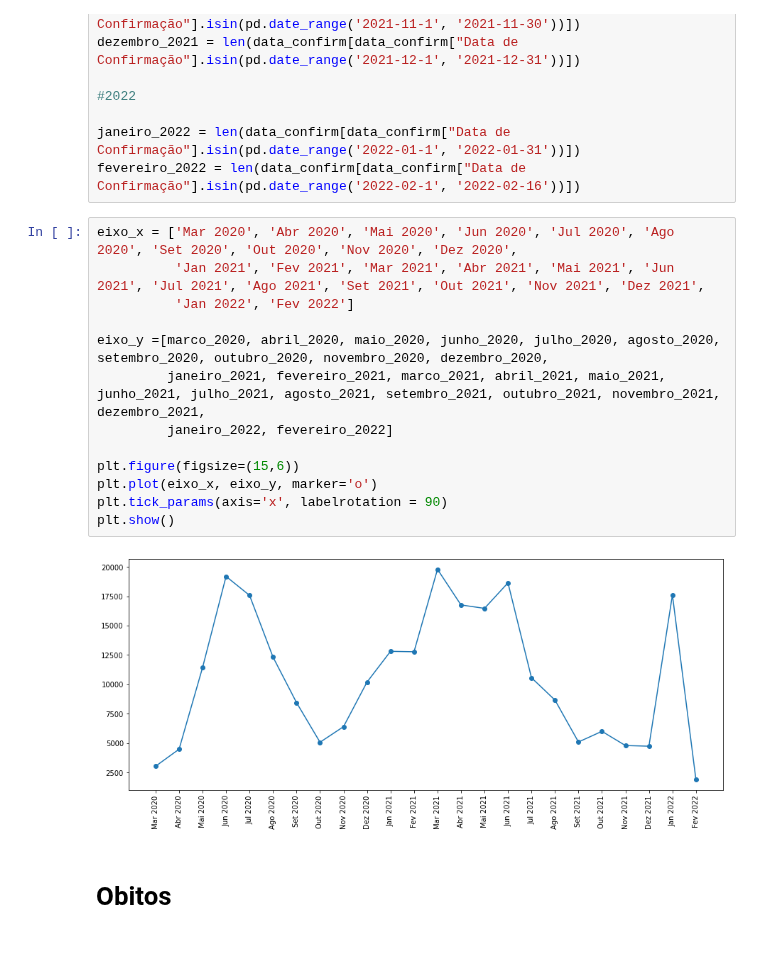
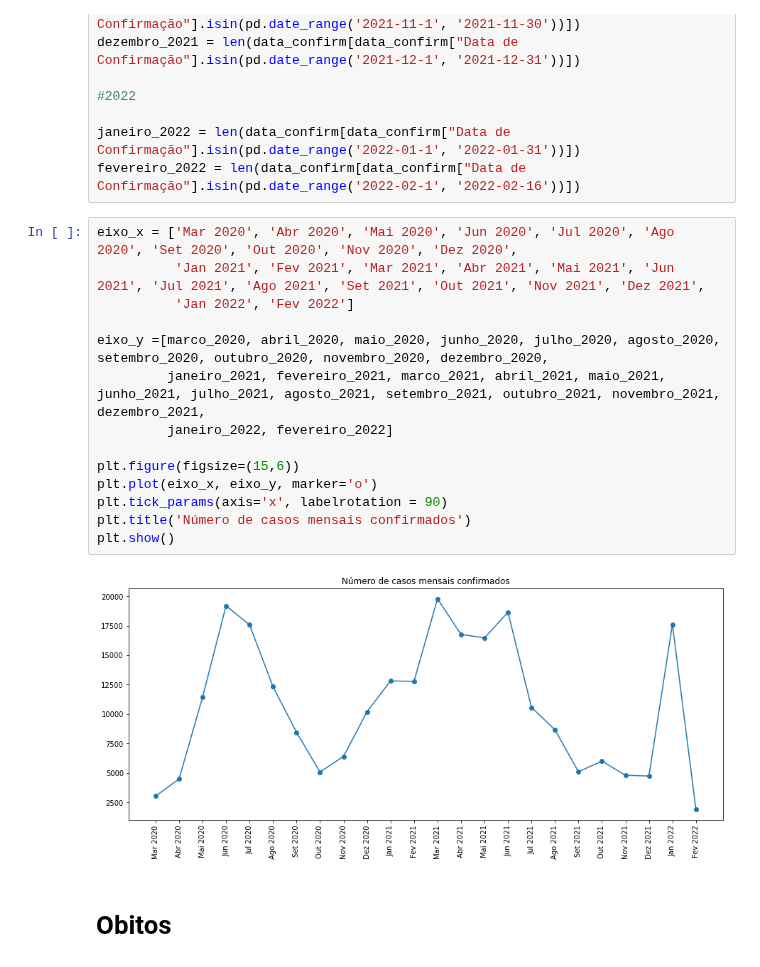
Before and after one commit to Jose-Bruno/Visualiza-oComputacional, a Jupyter notebook: José_Bruno_da_Silva_Santos_Visualização_Computacional.ipynb, the cells around one changed output. Cells and saved outputs as stored; diff of their text form.

```diff
--- a/José_Bruno_da_Silva_Santos_Visualização_Computacional.ipynb
+++ b/José_Bruno_da_Silva_Santos_Visualização_Computacional.ipynb
@@ -201,18 +201,19 @@ fevereiro_2022 = len(data_confirm[data_confirm["Data de Confirmação"].isin(pd.
 # %%
 eixo_x = ['Mar 2020', 'Abr 2020', 'Mai 2020', 'Jun 2020', 'Jul 2020', 'Ago 2020', 'Set 2020', 'Out 2020', 'Nov 2020', 'Dez 2020',
           'Jan 2021', 'Fev 2021', 'Mar 2021', 'Abr 2021', 'Mai 2021', 'Jun 2021', 'Jul 2021', 'Ago 2021', 'Set 2021', 'Out 2021', 'Nov 2021', 'Dez 2021',
           'Jan 2022', 'Fev 2022']
 
 eixo_y =[marco_2020, abril_2020, maio_2020, junho_2020, julho_2020, agosto_2020, setembro_2020, outubro_2020, novembro_2020, dezembro_2020,
          janeiro_2021, fevereiro_2021, marco_2021, abril_2021, maio_2021, junho_2021, julho_2021, agosto_2021, setembro_2021, outubro_2021, novembro_2021, dezembro_2021,
          janeiro_2022, fevereiro_2022]
 
 plt.figure(figsize=(15,6))
 plt.plot(eixo_x, eixo_y, marker='o')
 plt.tick_params(axis='x', labelrotation = 90)
+plt.title('Número de casos mensais confirmados')
 plt.show()
 # %% [output]
-[figure, old version]
+[figure, new version]
 # %% [markdown]
 # Obitos
 # %%
```
Also changed, not shown: parts of 6 cells of this notebook.
